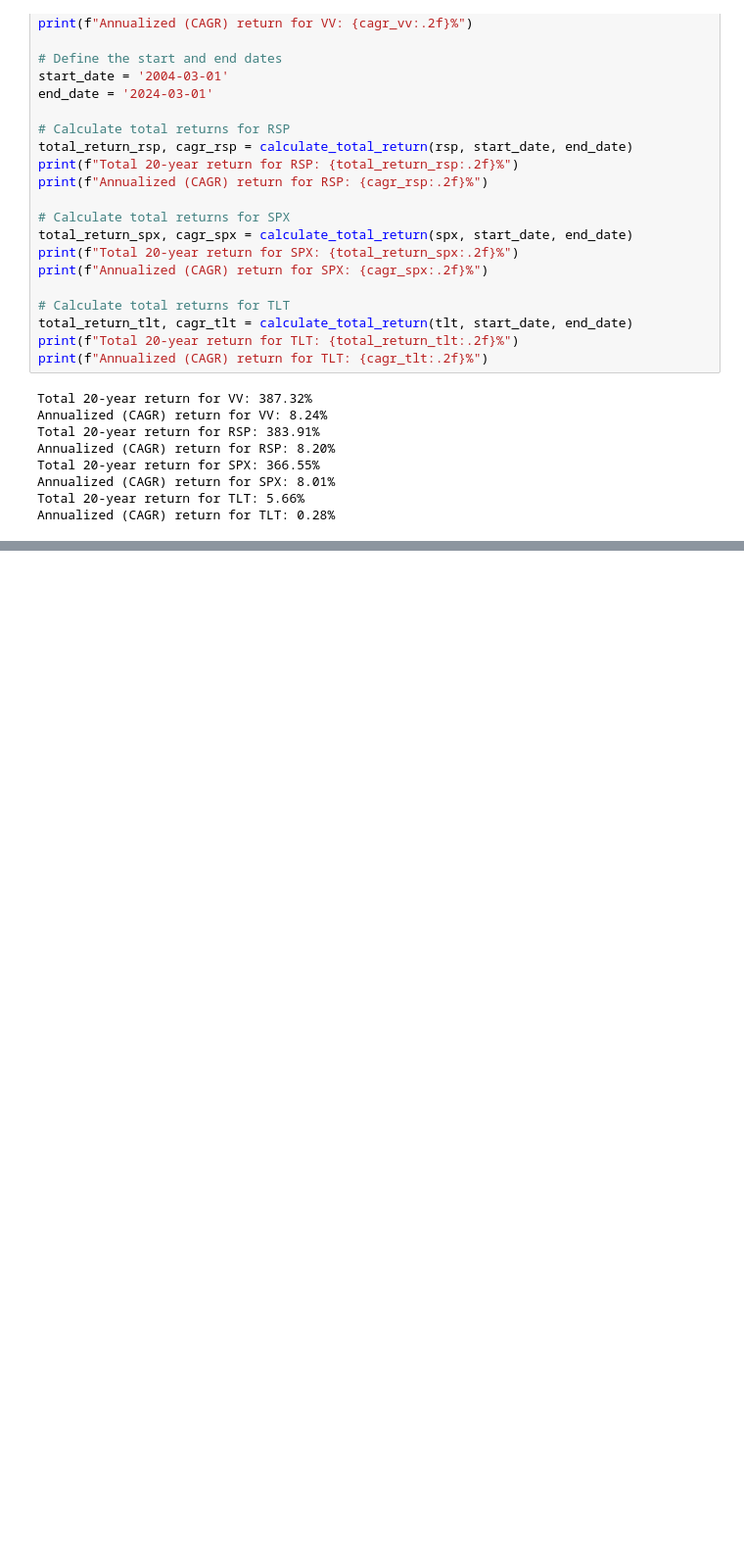
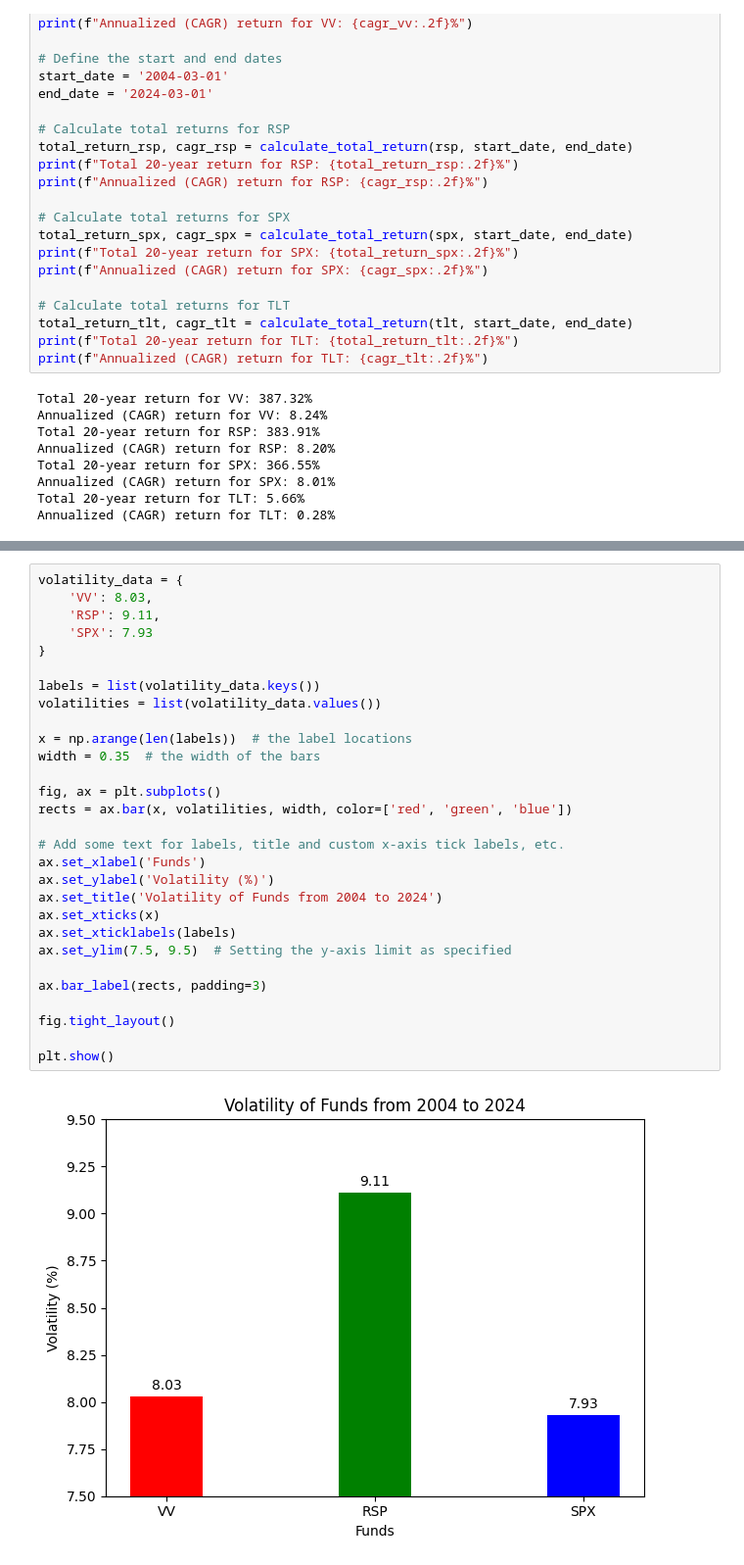
Before and after one commit to blakeziegler/AssetAllocationProj, a Jupyter notebook: Python/analysis.ipynb, the cells around one changed output, grey strips where cells are left out. Shown at 98% size. Drawn from its saved outputs; the diff is of its cells as text; blank space fills up the shorter version.

```diff
--- a/Python/analysis.ipynb
+++ b/Python/analysis.ipynb
@@ -119,0 +181,31 @@ cagr_returns = [6.45, 6.40, 6.22, 0.14]   # Hypothetical annualized CAGR returns
+# %%
+volatility_data = {
+    'VV': 8.03,
+    'RSP': 9.11,
+    'SPX': 7.93
+}
+
+labels = list(volatility_data.keys())
+volatilities = list(volatility_data.values())
+
+x = np.arange(len(labels))  # the label locations
+width = 0.35  # the width of the bars
+
+fig, ax = plt.subplots()
+rects = ax.bar(x, volatilities, width, color=['red', 'green', 'blue'])
+
+# Add some text for labels, title and custom x-axis tick labels, etc.
+ax.set_xlabel('Funds')
+ax.set_ylabel('Volatility (%)')
+ax.set_title('Volatility of Funds from 2004 to 2024')
+ax.set_xticks(x)
+ax.set_xticklabels(labels)
+ax.set_ylim(7.5, 9.5)  # Setting the y-axis limit as specified
+
+ax.bar_label(rects, padding=3)
+
+fig.tight_layout()
+
+plt.show()
+# %% [output]
+[figure, added]
```
Also changed, not shown: parts of 4 cells of this notebook, 2 other files.
